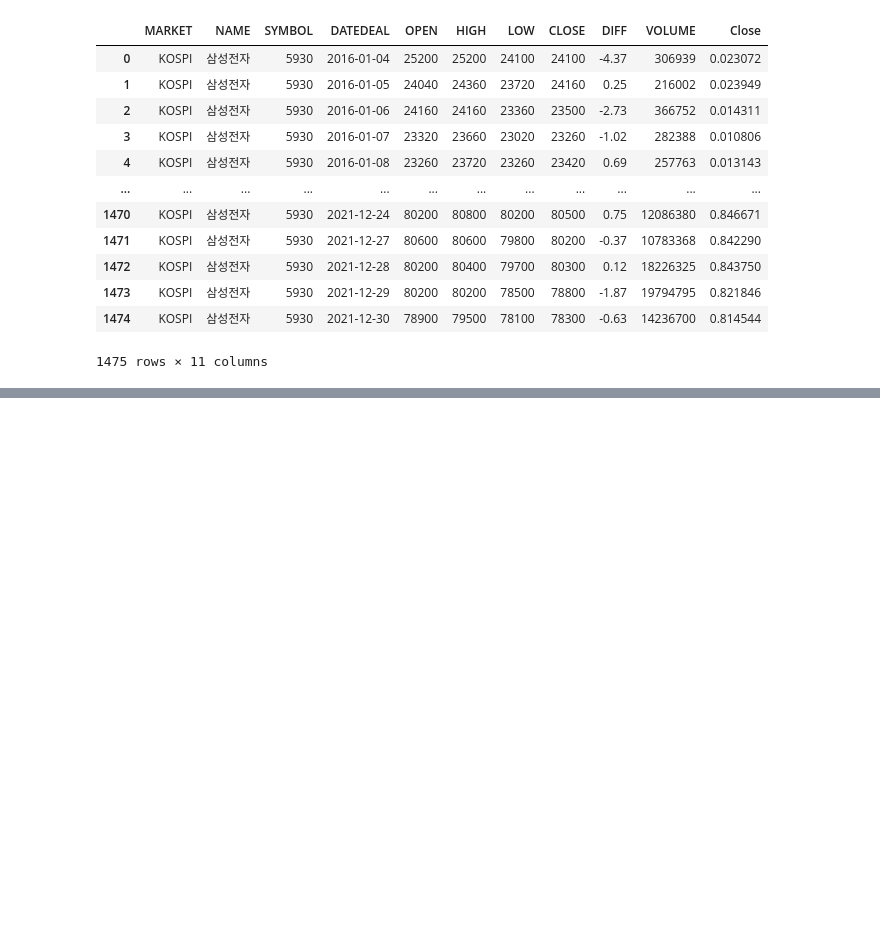
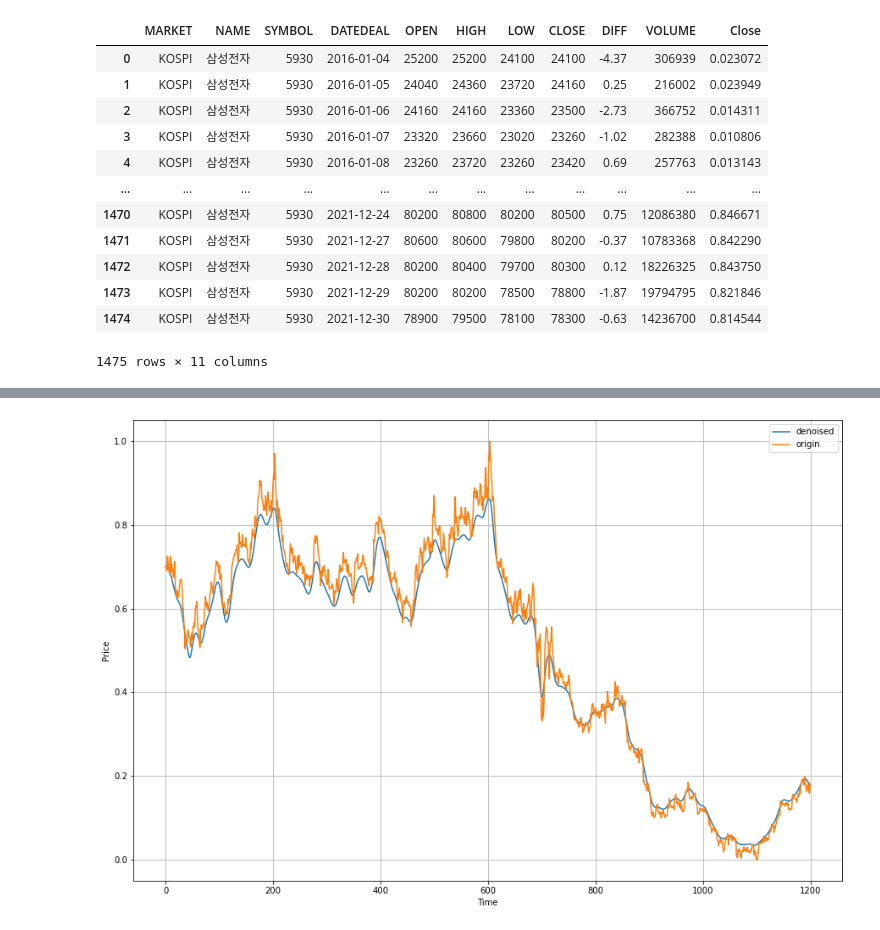
Before and after one commit to rushandgg/LSTM_Stacked_Autoencoder, a Jupyter notebook: LSTM_SAE2.ipynb, the cells around one changed output, grey strips where cells are left out. Drawn from its saved outputs; the diff is of its cells as text; code cells hidden in the pictures; blank space fills up the shorter version.

Commit message:
Denoising Gold Price

```diff
--- a/LSTM_SAE2.ipynb
+++ b/LSTM_SAE2.ipynb
@@ -12,7 +12,9 @@ from sklearn.preprocessing import MinMaxScaler
 from sklearn.model_selection import train_test_split
 # %%
 df = pd.read_excel('D:/Denoising/Autoencoder/LSTM_SAE/Gold.xlsx')
-df = df.rename(columns = {'종가' : 'Close'})
+scaler = MinMaxScaler()
+scaled = scaler.fit_transform(df[['종가']])
+df["Close"] = scaled
 # %%
 # Data Load
 paht = 'D:/Denoising/Autoencoder/LSTM_SAE/Samsung.txt'
@@ -203,0 +206,12 @@ Complete
+# %%
+price = list(df["Close"])
+plt.figure(figsize = (15,10))
+plt.plot(mean_list2, label = 'denoised')
+plt.plot(price, label = 'origin')
+plt.grid()
+plt.legend(loc ='upper right')
+plt.xlabel('Time')
+plt.ylabel('Price')
+plt.show()
+# %% [output]
+[figure, added]
```
Also changed, not shown: parts of 2 cells of this notebook.
